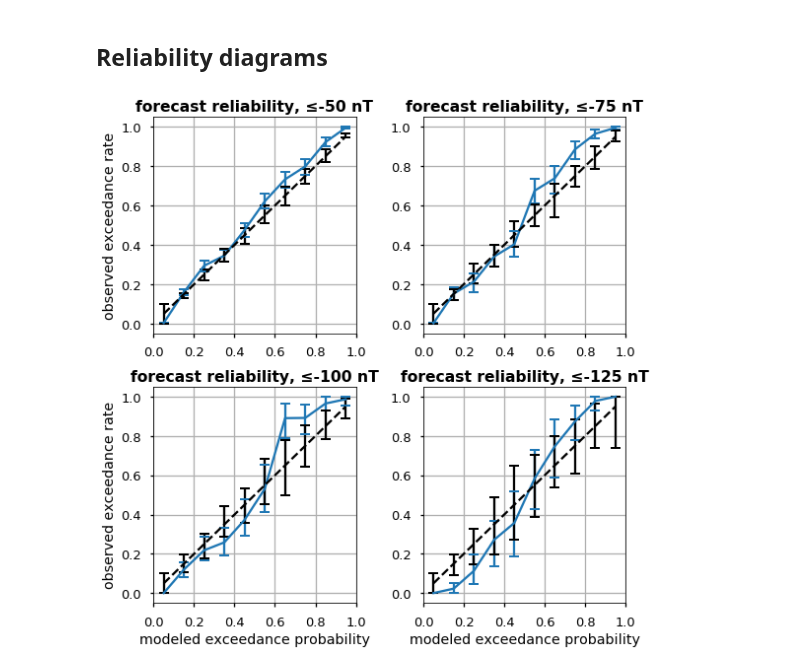
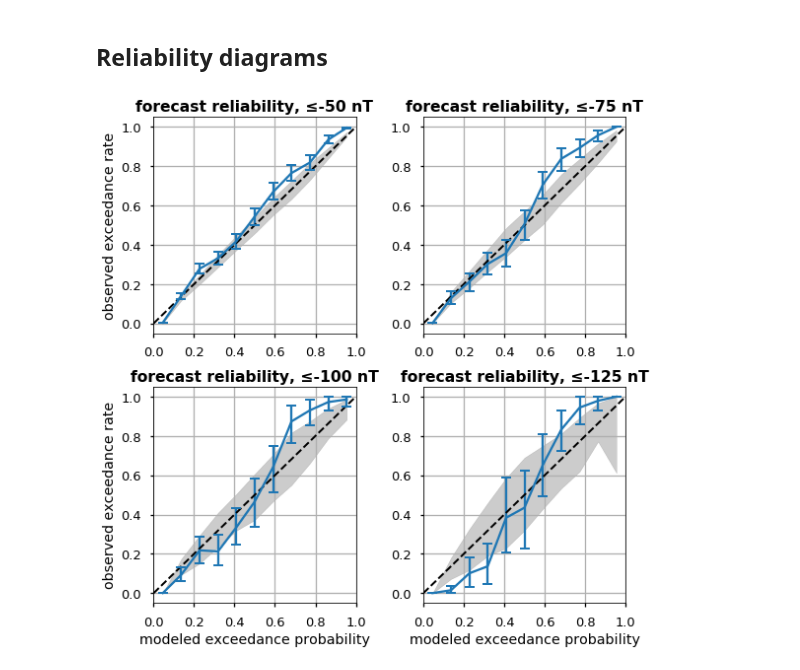
Before and after one commit to sarttiso/spaceweather, a Jupyter notebook: manuscript_figures.ipynb, the cells around one changed output. Cells and saved outputs as stored; diff of their text form; code cells hidden in the pictures.

Commit message:
fixed a couple bugs in bootstrapping process, recreated reliability curves figure

```diff
--- a/manuscript_figures.ipynb
+++ b/manuscript_figures.ipynb
@@ -666,7 +666,7 @@ plt.show()
 # compute reliability curves
 thres = [-50, -75, -100, -125]
 nthres = len(thres)
-bin_edges = np.linspace(0, 1, 11)
+bin_edges = np.linspace(0, 1, 12)
 bins = np.diff(bin_edges)/2 + bin_edges[0:-1]
 nbins = len(bins)
 first = False
@@ -686,37 +686,35 @@ for ii in range(nthres):
                                  bin_edges,
                                  exc=exc,
                                  first=first,
-                                 bootstrap=100)
+                                 bootstrap=500)
     obs_exc_pct = np.abs(obs_exc_pct - obs_exc[:, ii])
     obs_exc_lb[:, ii] = obs_exc_pct[0, :]
     obs_exc_ub[:, ii] = obs_exc_pct[1, :]
 
-    consist_pct = np.abs(consist_pct - bins)
+#     consist_pct = consist_pct - bins
     consist_lb[:, ii] = consist_pct[0, :]
     consist_ub[:, ii] = consist_pct[1, :]
 # %%
 fig, ax = plt.subplots(2, 2, figsize=[8, 8])
 
 for ii in range(nthres):
     idx = np.unravel_index(ii, ax.shape)
+    ax[idx].fill_between(bins, consist_lb[:,ii], consist_ub[:,ii], color='k', alpha=0.2)
+    ax[idx].plot([0, 1], [0, 1], color='k', linestyle='--', linewidth=2)
     ax[idx].errorbar(bins, obs_exc[:,ii],
                      yerr=+np.column_stack((obs_exc_lb[:,ii], obs_exc_ub[:,ii])).T,
                      capsize=5, capthick=2, label='{:4d}'.format(thres[ii]) + ' nT')
-#     ax[idx].plot([0, 1], [0, 1], color='k', linestyle='--', linewidth=2)
-    ax[idx].errorbar(bins, bins,
-                     yerr=+np.column_stack((consist_lb[:,ii], consist_ub[:,ii])).T,
-                     capsize=5, capthick=2, label='{:4d}'.format(thres[ii]) + ' nT', linestyle='--', color='k')
     ax[idx].set_title('forecast reliability, ≤%d nT' % thres[ii], fontweight='bold')
     ax[idx].set_xlim([0, 1])
     ax[idx].grid(True)
 
 # leg = plt.legend(loc='lower right')
 ax[0, 0].set_ylabel('observed exceedance rate')
 ax[1, 0].set_ylabel('observed exceedance rate')
 ax[1, 0].set_xlabel('modeled exceedance probability')
 ax[1, 1].set_xlabel('modeled exceedance probability')
 plt.tight_layout()
-# plt.savefig('figures/est_forecast_reliability_CMESW_Gaussian_mod_t+6.pdf', format='pdf', bbox_inches='tight')
+plt.savefig('figures/est_forecast_reliability_CMESW_Gaussian_mod_t+6.pdf', format='pdf', bbox_inches='tight')
 plt.show()
 # %% [output]
-[figure, old version]
+[figure, new version]
```
Also changed, not shown: 2 other files.
